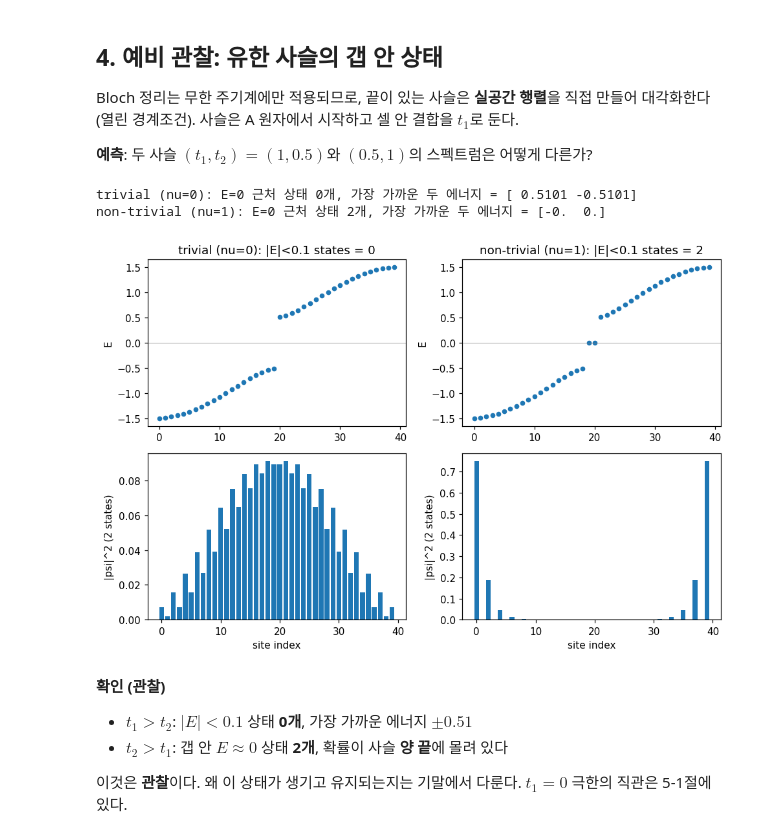
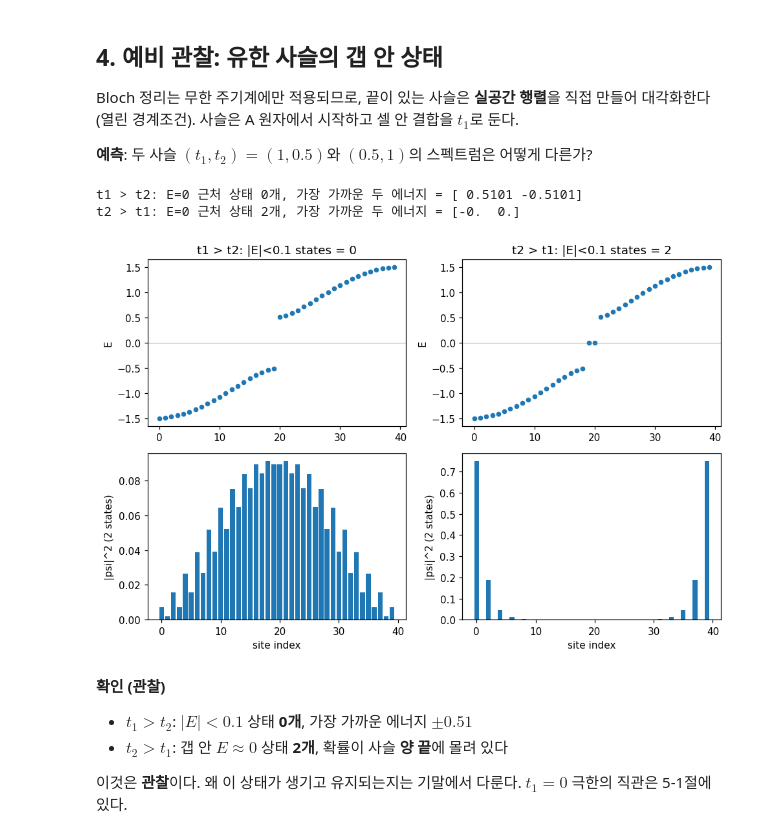
Before and after one commit to hyosan1423/computational-physics, a Jupyter notebook: midterm-tight-binding/tight_binding.ipynb, the cells around one changed output. Saved outputs shown, nothing was run; the diff lists cells and outputs as text; code cells hidden in the pictures.

```diff
--- a/midterm-tight-binding/tight_binding.ipynb
+++ b/midterm-tight-binding/tight_binding.ipynb
@@ -286,37 +273,37 @@ Bloch 정리는 무한 주기계에만 적용되므로, 끝이 있는 사슬은
 # %%
 def finite_ssh(n_cells, t1, t2):
     n = 2 * n_cells
     H = np.zeros((n, n))
     for c in range(n_cells):
         H[2*c, 2*c+1] = H[2*c+1, 2*c] = t1          # 셀 안: A_c - B_c
     for c in range(n_cells - 1):
         H[2*c+1, 2*c+2] = H[2*c+2, 2*c+1] = t2      # 셀 간: B_c - A_{c+1}
     return H
 
 N_CELLS = P["chain"]["n_cells"]; THR = P["chain"]["edge_threshold"]
 fig, ax = plt.subplots(2, len(pairs), figsize=(4.5 * len(pairs), 6))
 edge_cols, edge_head, dens_cols = [], ["index"], []
 edge_counts = {}
 for col, (t1, t2) in enumerate(pairs):
-    name = "non-trivial (nu=1)" if t2 > t1 else "trivial (nu=0)"
+    name = "t2 > t1" if t2 > t1 else "t1 > t2"
     E, V = np.linalg.eigh(finite_ssh(N_CELLS, t1, t2))
     n_zero = int(np.sum(np.abs(E) < THR)); edge_counts[name] = n_zero
     ax[0, col].plot(E, "o", ms=4); ax[0, col].axhline(0, color="gray", lw=0.5)
     ax[0, col].set_title(f"{name}: |E|<{THR} states = {n_zero}"); ax[0, col].set_ylabel("E")
     idx = np.argsort(np.abs(E))[:2]                  # E=0에 가장 가까운 상태 2개
     dens = np.sum(np.abs(V[:, idx])**2, axis=1)
     ax[1, col].bar(range(len(dens)), dens)
     ax[1, col].set_xlabel("site index"); ax[1, col].set_ylabel("|psi|^2 (2 states)")
     print(f"{name}: E=0 근처 상태 {n_zero}개, 가장 가까운 두 에너지 = {np.round(E[idx], 5)}")
     edge_cols.append(E.tolist()); edge_head.append(f"E(t1={t1},t2={t2})"); dens_cols.append(dens.tolist())
 plt.tight_layout(); save_fig("fig6_edge_states"); plt.show()
 save_csv("edge_states.csv", edge_head, [[i] + [c[i] for c in edge_cols] for i in range(2 * N_CELLS)])
 save_csv("edge_density.csv", ["site"] + [f"density(t1={a},t2={b})" for a, b in pairs], [[i] + [c[i] for c in dens_cols] for i in range(2 * N_CELLS)])
 SUMMARY["edge_state_count"] = edge_counts
 # %% [output]
-trivial (nu=0): E=0 근처 상태 0개, 가장 가까운 두 에너지 = [ 0.5101 -0.5101]
-non-trivial (nu=1): E=0 근처 상태 2개, 가장 가까운 두 에너지 = [-0.  0.]
+t1 > t2: E=0 근처 상태 0개, 가장 가까운 두 에너지 = [ 0.5101 -0.5101]
+t2 > t1: E=0 근처 상태 2개, 가장 가까운 두 에너지 = [-0.  0.]
-[figure, old version]
+[figure, new version]
 # %% [markdown]
 **확인 (관찰)**
 - $t_1>t_2$: $\lvert E\rvert<0.1$ 상태 **0개**, 가장 가까운 에너지 $\pm0.51$
```
Also changed, not shown: parts of 22 cells of this notebook, 27 other files.
